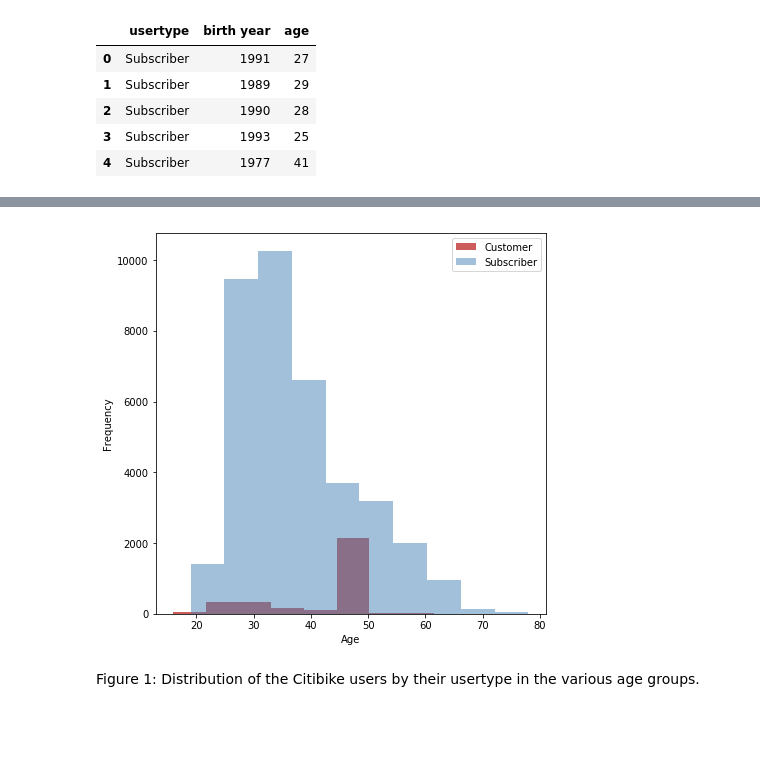
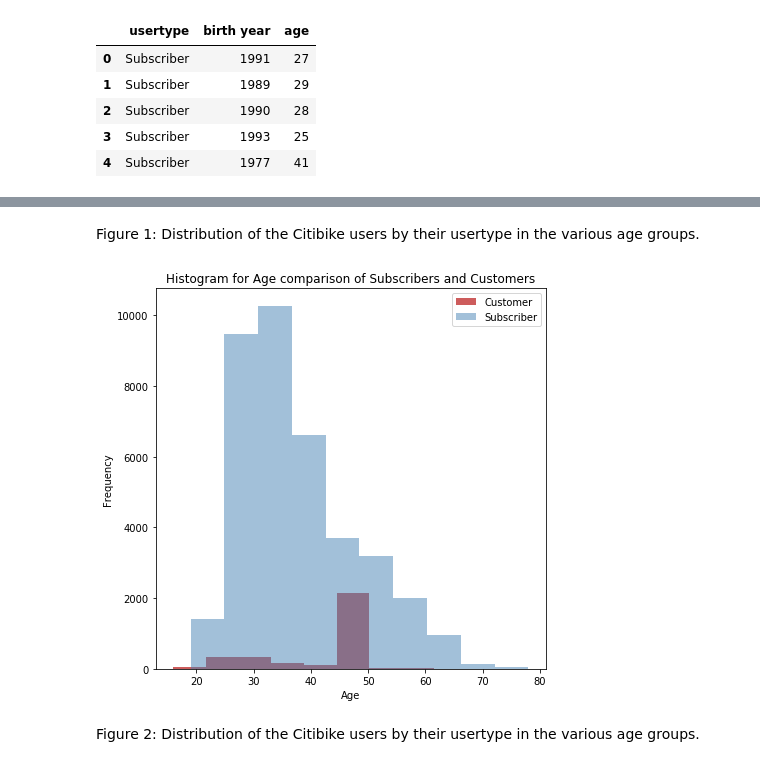
Before and after one commit to karansaini282/Urban-Informatics, a Jupyter notebook: HW4_ks5063/Assignment2.ipynb, the cells around one changed output, grey strips where cells are left out. Cells and saved outputs as stored; diff of their text form; code cells hidden in the pictures; blank space fills up the shorter version.

```diff
--- a/HW4_ks5063/Assignment2.ipynb
+++ b/HW4_ks5063/Assignment2.ipynb
@@ -110,12 +120,15 @@ plt.show()
-# %%
-plt.figure(figsize=(7,7))
-plt.hist(df_cus['age'], bins = 10, color = 'IndianRed', label='Customer')
-plt.hist(df_sub['age'], bins = 10, color = 'SteelBlue', alpha=0.5, label='Subscriber')
-plt.legend()
-plt.xlabel('Age')
-plt.ylabel('Frequency')
-plt.show()
-# %% [output]
-[figure, removed]
 # %% [markdown]
 Figure 1: Distribution of the Citibike users by their usertype in the various age groups.
+# %%
+plt.figure(figsize=(7,7))
+plt.hist(df_cus['age'], bins = 10, color = 'IndianRed', label='Customer')
+plt.hist(df_sub['age'], bins = 10, color = 'SteelBlue', alpha=0.5, label='Subscriber')
+plt.legend()
+plt.xlabel('Age')
+plt.ylabel('Frequency')
+plt.title("Histogram for Age comparison of Subscribers and Customers")
+plt.show()
+# %% [output]
+[figure, added]
+# %% [markdown]
+Figure 2: Distribution of the Citibike users by their usertype in the various age groups.
```
Also changed, not shown: parts of 3 cells of this notebook, 2 other files.
